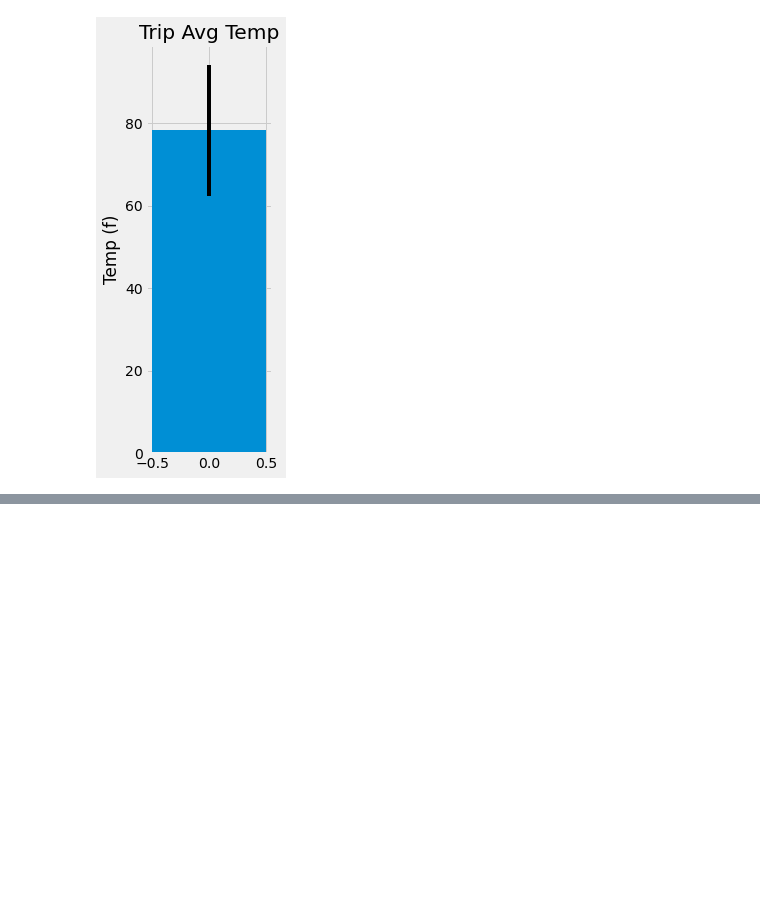
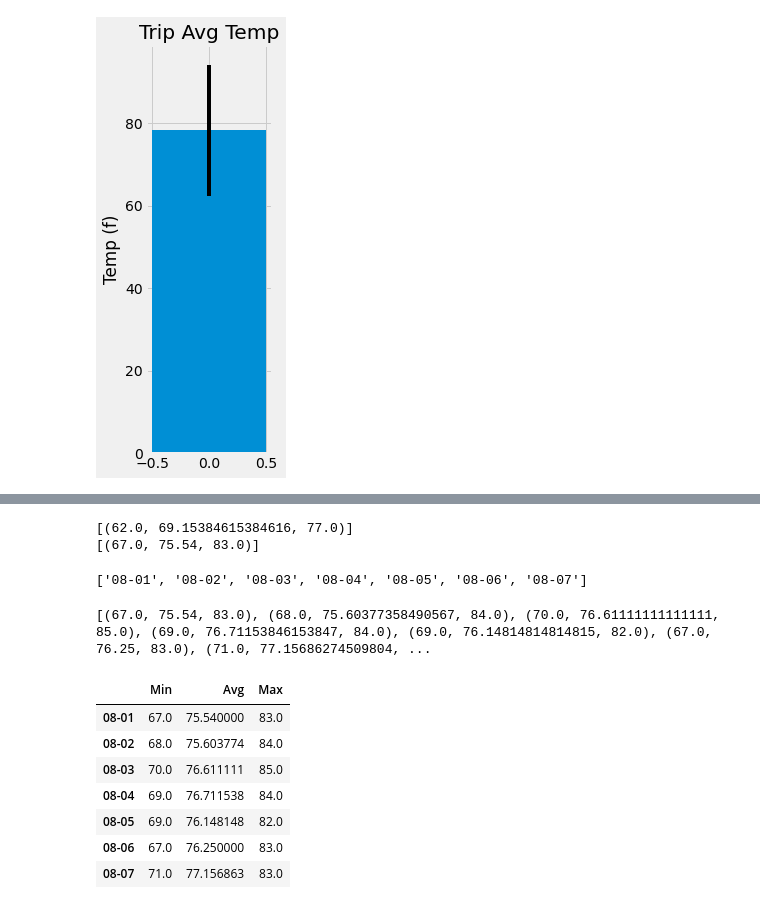
Before and after one commit to mel-c-lowe/SQLAlchemy_Challenge, a Jupyter notebook: Bonus Analysis (not for submission).ipynb, the cells around one changed output, grey strips where cells are left out. Cells and saved outputs as stored; diff of their text form; code cells hidden in the pictures; blank space fills up the shorter version.

```diff
--- a/Bonus Analysis (not for submission).ipynb
+++ b/Bonus Analysis (not for submission).ipynb
@@ -147,0 +164,70 @@ Text(0.5, 1.0, 'Trip Avg Temp')
+# %%
+# Daily Temp Range and Average
+
+# Use this function to calculate the daily normals
+# (i.e. the averages for tmin, tmax, and tavg for all historic data matching a specific month and day)
+
+def daily_normals(date):
+    """Daily Normals.
+
+    Args:
+        date (str): A date string in the format '%m-%d'
+
+    Returns:
+        A list of tuples containing the daily normals, tmin, tavg, and tmax
+
+    """
+
+    sel = [func.min(Measurement.tobs), func.avg(Measurement.tobs), func.max(Measurement.tobs)]
+    return session.query(*sel).filter(func.strftime("%m-%d", Measurement.date) == date).all()
+
+# For example
+print(daily_normals("01-01"))
+
+print(daily_normals("08-01"))
+# %% [output]
+[(62.0, 69.15384615384616, 77.0)]
+[(67.0, 75.54, 83.0)]
+# %%
+# Set up variables for start and end dates and a list to hold the historic normals calculated
+# Many thanks to Beau Jeffreys for sharing his solution with me
+# Without his help, I'd still be stumbling around timedeltas
+start = date(2015, 8, 1)
+end = date(2015, 8, 7)
+
+# Pull all dates of trip
+trip_dates = []
+
+delta = end - start
+for date in range(delta.days +1):
+    day = start + timedelta(days=date)
+
+    # Remove year
+    day = day.strftime('%m-%d')
+    trip_dates.append(day)
+
+trip_dates
+# %% [output]
+['08-01', '08-02', '08-03', '08-04', '08-05', '08-06', '08-07']
+# %%
+# Collect normals
+
+normals = []
+for date in trip_dates:
+    normals.append(daily_normals(date)[0])
+
+print(normals)
+# %% [output]
+[(67.0, 75.54, 83.0), (68.0, 75.60377358490567, 84.0), (70.0, 76.61111111111111, 85.0), (69.0, 76.71153846153847, 84.0), (69.0, 76.14814814814815, 82.0), (67.0, 76.25, 83.0), (71.0, 77.15686274509804, ...
+# %%
+trip_normals = pd.DataFrame(normals, index=trip_dates, columns=["Min", "Avg", "Max"])
+trip_normals
+# %% [output]
+|  | Min | Avg | Max |
+| 08-01 | 67.0 | 75.540000 | 83.0 |
+| 08-02 | 68.0 | 75.603774 | 84.0 |
+| 08-03 | 70.0 | 76.611111 | 85.0 |
+| 08-04 | 69.0 | 76.711538 | 84.0 |
+| 08-05 | 69.0 | 76.148148 | 82.0 |
+| 08-06 | 67.0 | 76.250000 | 83.0 |
+| 08-07 | 71.0 | 77.156863 | 83.0 |
```
Also changed, not shown: parts of 5 cells of this notebook.
